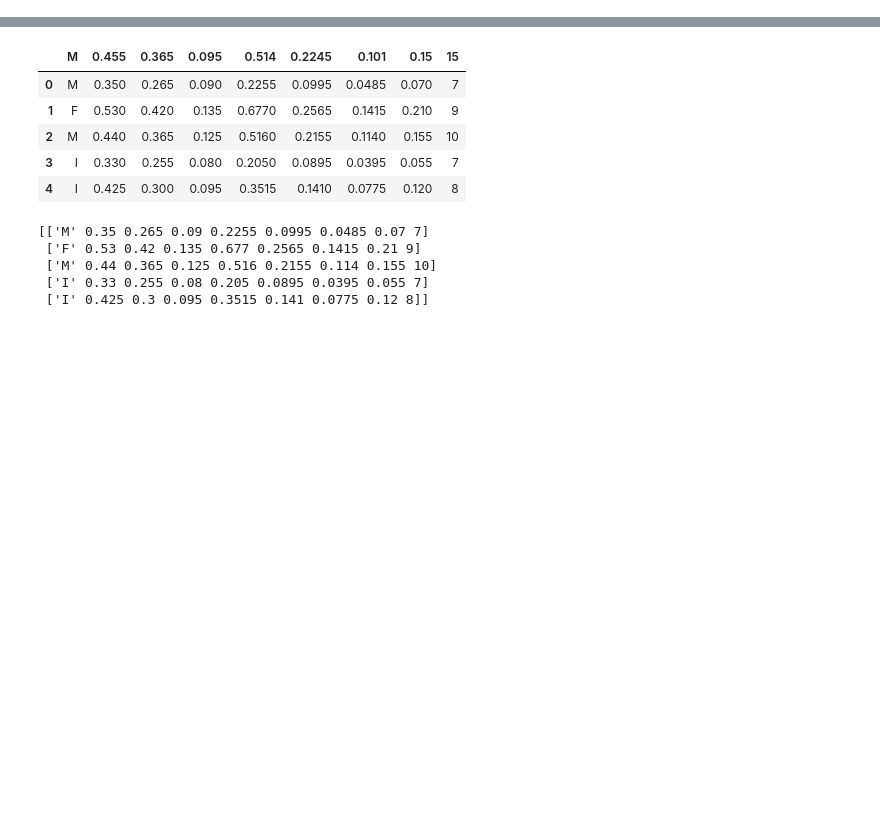
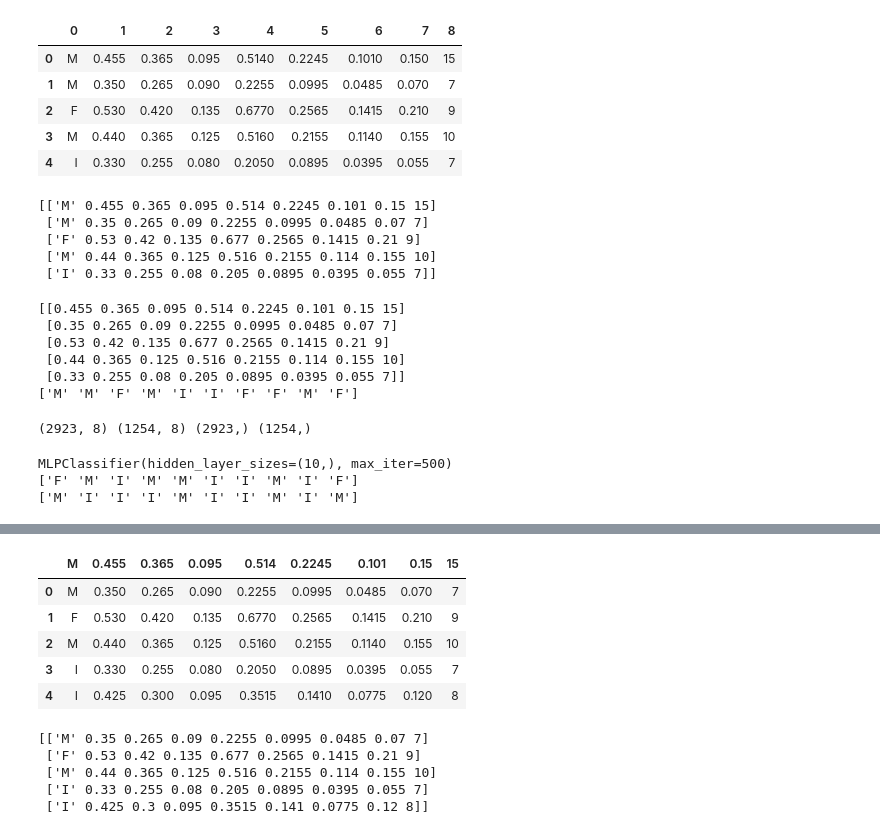
Before and after one commit to chopperkim/machinelearning, a Jupyter notebook: Report0531.ipynb, the cells around one changed output, grey strips where cells are left out. Drawn from its saved outputs; the diff is of its cells as text; code cells hidden in the pictures; blank space fills up the shorter version.

```diff
--- a/Report0531.ipynb
+++ b/Report0531.ipynb
@@ -3,3 +3,42 @@ import numpy as np
 import pandas as pd
 import matplotlib.pyplot as plt
 %matplotlib inline
+# %%
+## import data
+data_path = "data/abalone.csv"
+abalone_data = pd.read_csv(data_path, header=None)
+abalone_data.head(5)
+# %% [output]
+|  | 0 | 1 | 2 | 3 | 4 | 5 | 6 | 7 | 8 |
+| 0 | M | 0.455 | 0.365 | 0.095 | 0.5140 | 0.2245 | 0.1010 | 0.150 | 15 |
+| 1 | M | 0.350 | 0.265 | 0.090 | 0.2255 | 0.0995 | 0.0485 | 0.070 | 7 |
+| 2 | F | 0.530 | 0.420 | 0.135 | 0.6770 | 0.2565 | 0.1415 | 0.210 | 9 |
+| 3 | M | 0.440 | 0.365 | 0.125 | 0.5160 | 0.2155 | 0.1140 | 0.155 | 10 |
+| 4 | I | 0.330 | 0.255 | 0.080 | 0.2050 | 0.0895 | 0.0395 | 0.055 | 7 |
+# %%
+np_abalone_data = np.array(abalone_data)
+print(np_abalone_data[0:5,])
+# %% [output]
+[['M' 0.455 0.365 0.095 0.514 0.2245 0.101 0.15 15]
+ ['M' 0.35 0.265 0.09 0.2255 0.0995 0.0485 0.07 7]
+ ['F' 0.53 0.42 0.135 0.677 0.2565 0.1415 0.21 9]
+ ['M' 0.44 0.365 0.125 0.516 0.2155 0.114 0.155 10]
+ ['I' 0.33 0.255 0.08 0.205 0.0895 0.0395 0.055 7]]
+# %%
+datax = np_abalone_data[:,1:]
+datay = np_abalone_data[:,0]
+print(datax[0:5,:])
+print(datay[0:10])
+# %% [output]
+[[0.455 0.365 0.095 0.514 0.2245 0.101 0.15 15]
+ [0.35 0.265 0.09 0.2255 0.0995 0.0485 0.07 7]
+ [0.53 0.42 0.135 0.677 0.2565 0.1415 0.21 9]
+ [0.44 0.365 0.125 0.516 0.2155 0.114 0.155 10]
+ [0.33 0.255 0.08 0.205 0.0895 0.0395 0.055 7]]
+['M' 'M' 'F' 'M' 'I' 'I' 'F' 'F' 'M' 'F']
+# %%
+from sklearn.model_selection import train_test_split
+trnx, tstx, trny, tsty = train_test_split(datax, datay, test_size=0.3)
+print(trnx.shape, tstx.shape, trny.shape, tsty.shape)
+# %% [output]
+(2923, 8) (1254, 8) (2923,) (1254,)
@@ -5,0 +52,8 @@ import matplotlib.pyplot as plt
+# %%
+print(clf)
+print(tsty[0:10])
+print(tsty_hat[0:10])
+# %% [output]
+MLPClassifier(hidden_layer_sizes=(10,), max_iter=500)
+['F' 'M' 'I' 'M' 'M' 'I' 'I' 'M' 'I' 'F']
+['M' 'I' 'I' 'I' 'M' 'I' 'I' 'M' 'I' 'M']
```
Also changed, not shown: parts of 9 cells of this notebook.
